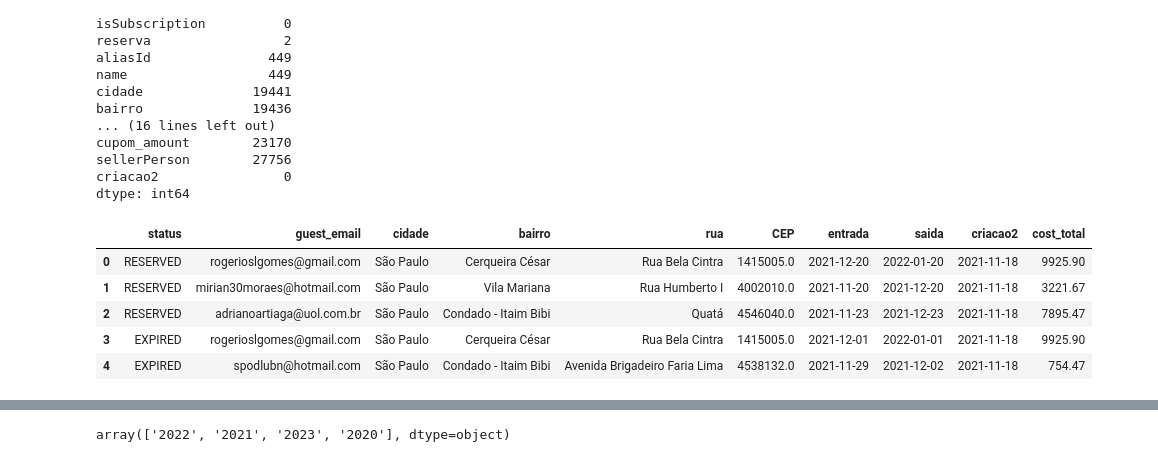
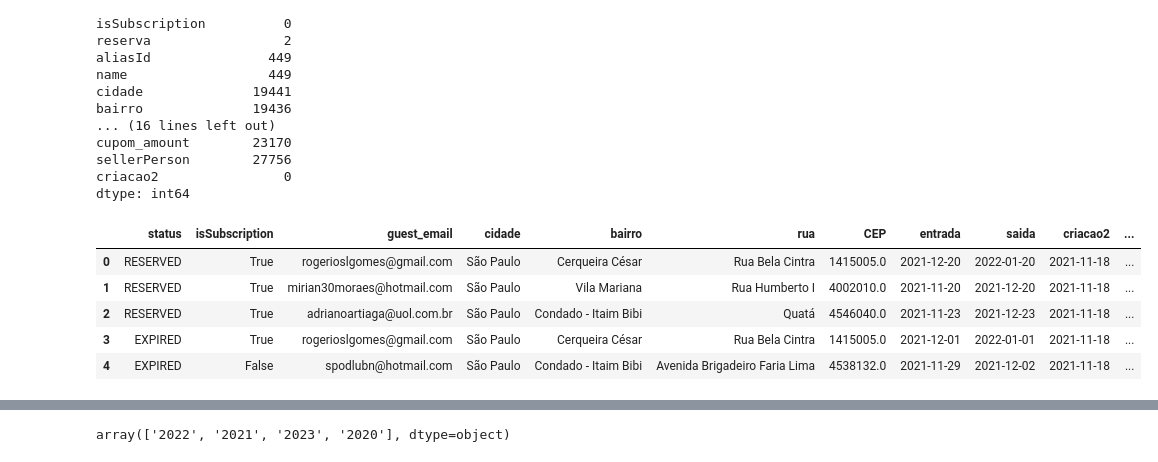
Before and after one commit to sasomedina/carrinho, a Jupyter notebook: Estudo/YTD_MTD.ipynb, the cells around one changed output, grey strips where cells are left out. Cells and saved outputs as stored; diff of their text form; code cells hidden in the pictures.

```diff
--- a/Estudo/YTD_MTD.ipynb
+++ b/Estudo/YTD_MTD.ipynb
@@ -22,3 +42,5 @@ display(df.head())
+# %%
+df['bairro'] = df['bairro'].replace('Centro', 'Centro (SP)')
 # %%
 df.info(verbose=True)
 # %% [output]
@@ -81,15 +103,15 @@ sellerPerson        27756
 criacao2                0
 dtype: int64
 # %%
-data = df[['status', 'guest_email', 'cidade', 'bairro', 'rua', 'CEP', 'entrada', 'saida', 'criacao2', 'cost_total']]
+data = df[['status', 'isSubscription', 'guest_email', 'cidade', 'bairro', 'rua', 'CEP', 'entrada', 'saida', 'criacao2', 'cost_total']]
 data.head()
 # %% [output]
-|  | status | guest_email | cidade | bairro | rua | CEP | entrada | saida | criacao2 | cost_total |
-| 0 | RESERVED | rogerioslgomes@gmail.com | São Paulo | Cerqueira César | Rua Bela Cintra | 1415005.0 | 2021-12-20 | 2022-01-20 | 2021-11-18 | 9925.90 |
-| 1 | RESERVED | mirian30moraes@hotmail.com | São Paulo | Vila Mariana | Rua Humberto I | 4002010.0 | 2021-11-20 | 2021-12-20 | 2021-11-18 | 3221.67 |
-| 2 | RESERVED | adrianoartiaga@uol.com.br | São Paulo | Condado - Itaim Bibi | Quatá | 4546040.0 | 2021-11-23 | 2021-12-23 | 2021-11-18 | 7895.47 |
-| 3 | EXPIRED | rogerioslgomes@gmail.com | São Paulo | Cerqueira César | Rua Bela Cintra | 1415005.0 | 2021-12-01 | 2022-01-01 | 2021-11-18 | 9925.90 |
-| 4 | EXPIRED | spodlubn@hotmail.com | São Paulo | Condado - Itaim Bibi | Avenida Brigadeiro Faria Lima | 4538132.0 | 2021-11-29 | 2021-12-02 | 2021-11-18 | 754.47 |
+|  | status | isSubscription | guest_email | cidade | bairro | rua | CEP | entrada | saida | criacao2 | ... |
+| 0 | RESERVED | True | rogerioslgomes@gmail.com | São Paulo | Cerqueira César | Rua Bela Cintra | 1415005.0 | 2021-12-20 | 2022-01-20 | 2021-11-18 | ... |
+| 1 | RESERVED | True | mirian30moraes@hotmail.com | São Paulo | Vila Mariana | Rua Humberto I | 4002010.0 | 2021-11-20 | 2021-12-20 | 2021-11-18 | ... |
+| 2 | RESERVED | True | adrianoartiaga@uol.com.br | São Paulo | Condado - Itaim Bibi | Quatá | 4546040.0 | 2021-11-23 | 2021-12-23 | 2021-11-18 | ... |
+| 3 | EXPIRED | True | rogerioslgomes@gmail.com | São Paulo | Cerqueira César | Rua Bela Cintra | 1415005.0 | 2021-12-01 | 2022-01-01 | 2021-11-18 | ... |
+| 4 | EXPIRED | False | spodlubn@hotmail.com | São Paulo | Condado - Itaim Bibi | Avenida Brigadeiro Faria Lima | 4538132.0 | 2021-11-29 | 2021-12-02 | 2021-11-18 | ... |
 # %%
 data['entrada'] = pd.to_datetime(df['entrada'], format= '%Y/%m/%d')
 data['saida'] = pd.to_datetime(df['saida'], format= '%Y/%m/%d')
```
Also changed, not shown: parts of 56 cells of this notebook.
